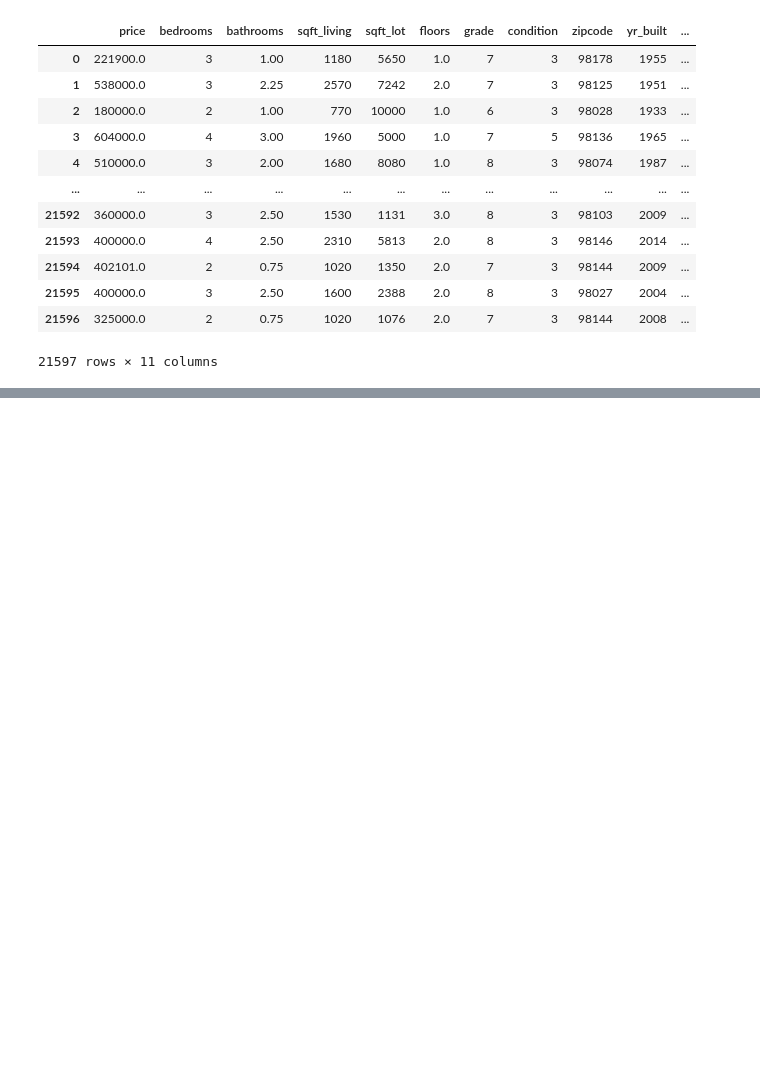
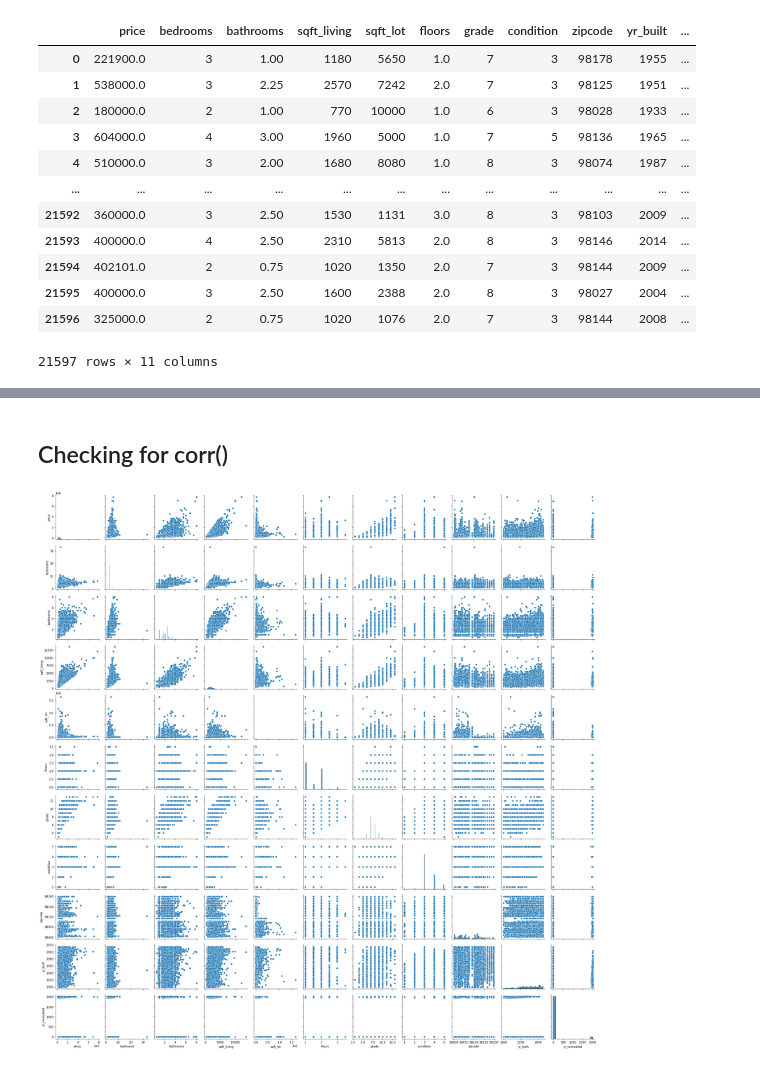
Before and after one commit to AmosMaru/phase_2_project, a Jupyter notebook: kc_housing_eda.ipynb, the cells around one changed output, grey strips where cells are left out. Drawn from its saved outputs; the diff is of its cells as text; code cells hidden in the pictures; blank space fills up the shorter version.

```diff
--- a/kc_housing_eda.ipynb
+++ b/kc_housing_eda.ipynb
@@ -187,0 +213,3 @@ new_df
+# %%
+new_df['renovation'] =  new_df['yr_renovated'].map(lambda x : False if x == 0 else( True) )
+new_df['renovation']
@@ -187,0 +250,2 @@ new_df
+# %% [markdown]
+## Checking for corr()
@@ -187,0 +256,4 @@ new_df
+# %%
+sns.pairplot(new_df);
+# %% [output]
+[figure, added]
```
Also changed, not shown: parts of 30 cells of this notebook, 1 other file.
